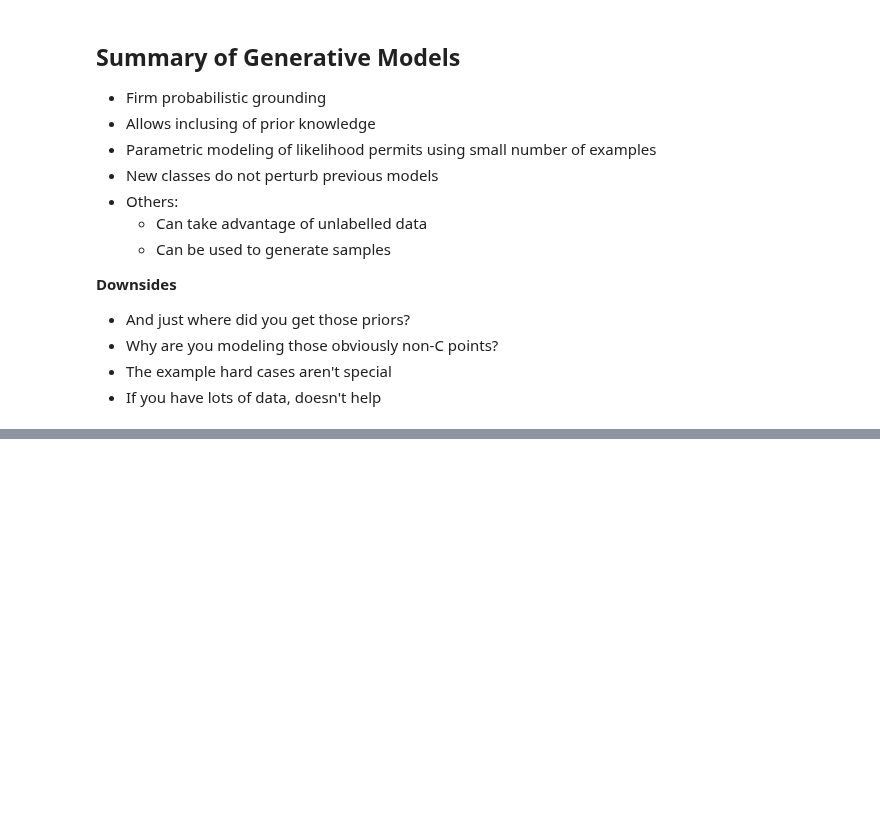
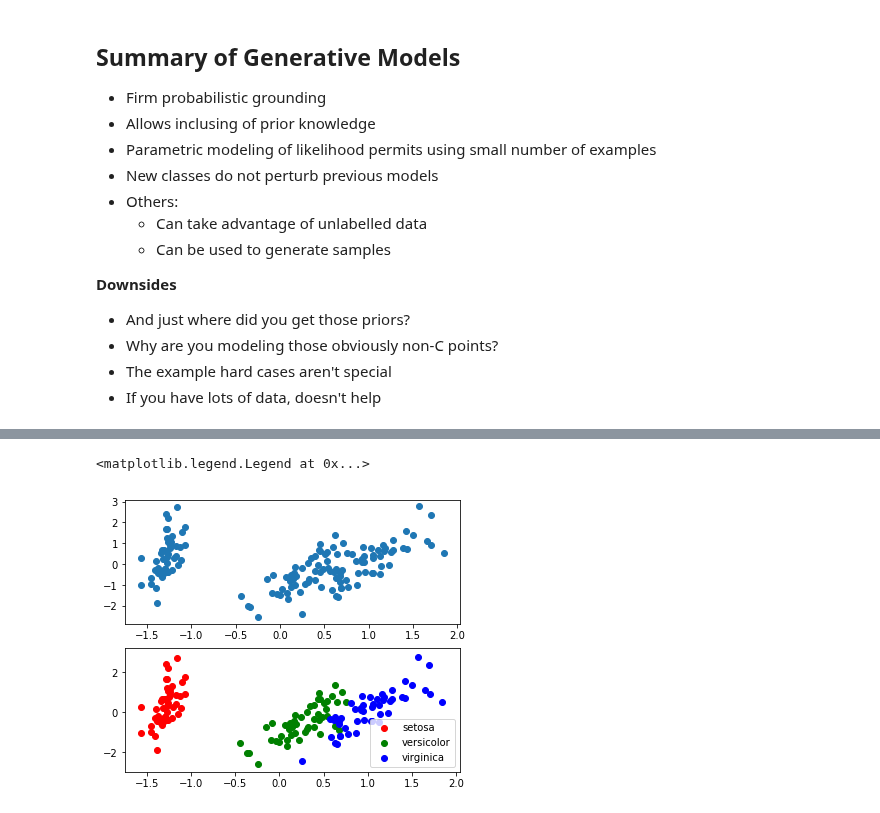
Before and after one commit to jalalirs/Introduction-to-Computer-Vision, a Jupyter notebook: L8/L8.ipynb, the cells around one changed output, grey strips where cells are left out. Saved outputs shown, nothing was run; the diff lists cells and outputs as text; code cells hidden in the pictures; blank space fills up the shorter version.

```diff
--- a/L8/L8.ipynb
+++ b/L8/L8.ipynb
@@ -611,0 +783,42 @@ For a given measurement $x$ and set of classes $c_i$ choose $c*$ by:
+# %%
+"""
+===============
+Demo PCA in 2D
+Source: https://scipy-lectures.org/packages/scikit-learn/auto_examples/plot_pca.html
+===============
+"""
+############################################################
+# Load the iris data
+from sklearn import datasets
+iris = datasets.load_iris()
+X = iris.data
+y = iris.target
+
+############################################################
+# Fit a PCA
+from sklearn.decomposition import PCA
+pca = PCA(n_components=2, whiten=True)
+pca.fit(X)
+
+############################################################
+# Project the data in 2D
+X_pca = pca.transform(X)
+
+############################################################
+# Visualize the data
+target_ids = range(len(iris.target_names))
+
+
+from matplotlib import pyplot as plt
+fig ,ax = plt.subplots(nrows=2)
+
+fig.set_size_inches((6, 5))
+ax[0].scatter(X_pca[:, 0], X_pca[:, 1])
+
+for i, c, label in zip(target_ids, 'rgbcmykw', iris.target_names):
+    ax[1].scatter(X_pca[y == i, 0], X_pca[y == i, 1],
+               c=c, label=label)
+plt.legend()
+# %% [output]
+<matplotlib.legend.Legend at 0x...>
+[figure, added]
```
Also changed, not shown: parts of 9 cells of this notebook, 8 other files.
